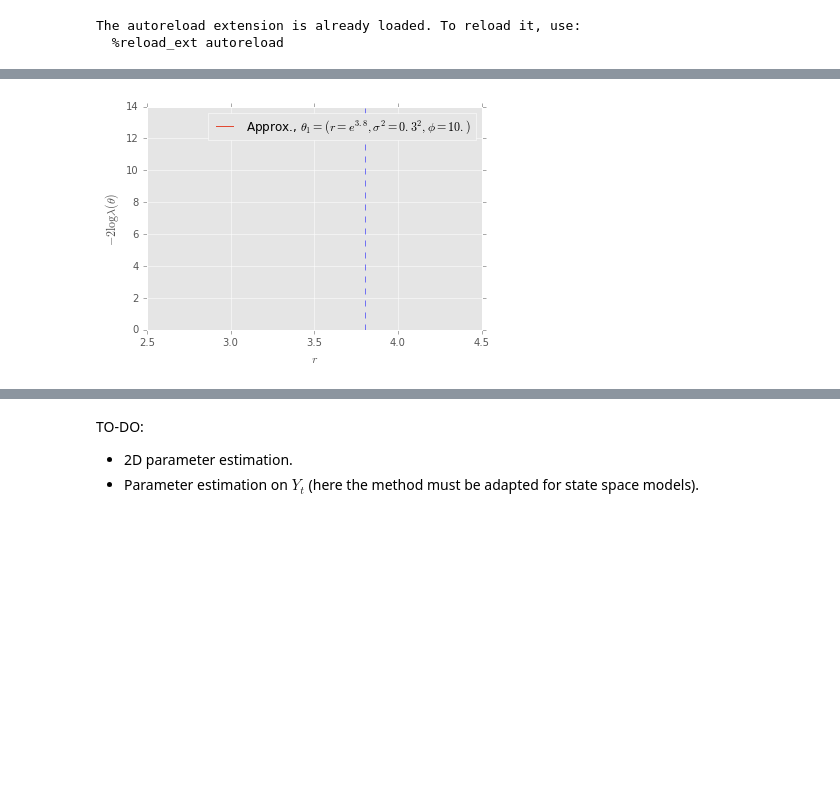
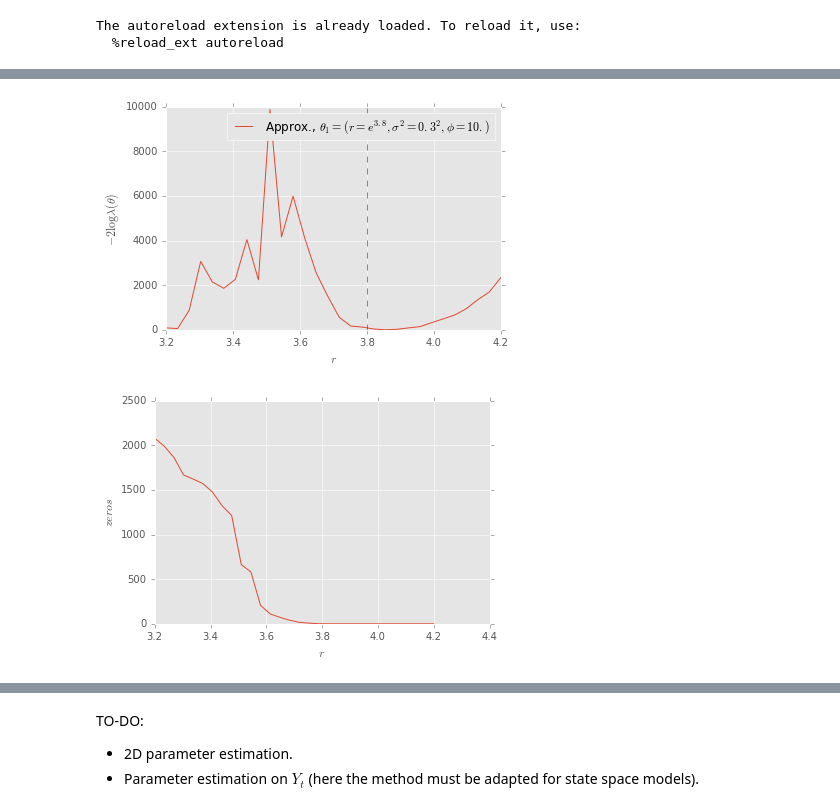
Before and after one commit to jgpavez/TimeSeriesEstimation, a Jupyter notebook: ricker.ipynb, the cells around one changed output, grey strips where cells are left out. Cells and saved outputs as stored; diff of their text form; code cells hidden in the pictures; blank space fills up the shorter version.

```diff
--- a/ricker.ipynb
+++ b/ricker.ipynb
@@ -355,12 +324,0 @@ solver.plot_convergence()
-# %%
-from scipy.optimize import minimize
-shared_r.set_value(r_value)
-# Minimize the surrogate GP approximate of the approximate LR
-def gp_objective(theta):
-    theta = theta.reshape(1, -1)
-    return solver.model.predict(theta)[0][0]
-
-r = minimize(gp_objective, x0=[np.exp(3.)])
-gp_MLE = r.x
-
-print("GP MLE =", gp_MLE)
@@ -391,0 +325,12 @@ gp_q2 = q2_gp
+# %%
+n_points = 30
+bounds = [(3.2,4.2)]
+
+As = np.linspace(bounds[0][0],bounds[0][1], n_points)
+
+approx_contours = np.zeros(len(As))
+zeroes = np.zeros(len(As))
+for i,a in enumerate(As):
+    approx_contours[i], zeroes[i] = objective([a],X_true=X_true)
+
+approx_contours = 2. * (approx_contours - approx_contours.min()) * len(X_true)
@@ -392,23 +352,23 @@ gp_q2 = q2_gp
 # %%
-#bounds = [(42.,46.)]
-
 fig = plt.figure()
 ax = fig.add_subplot(1,1,1)
 #print gp_ratios
 
-ax.plot(As, gp_ratios, label=r"Approx., $\theta_1=(r=e^{3.8},\sigma^2=0.3^2,\phi=10.)$")
-ax.fill_between(As,(gp_ratios - gp_std).ravel(),(gp_ratios + gp_std).ravel(),
-                     color='g',alpha=0.2)
+ax.plot(As, approx_contours, label=r"Approx., $\theta_1=(r=e^{3.8},\sigma^2=0.3^2,\phi=10.)$")
 ax.set_xlabel(r"$r$")
 ax.set_ylabel(r"$-2 \log \lambda(\theta)$")
 #plt.legend()
 
-
 ax.legend()
-ax.set_ylim(0, 14)
+#ax.set_ylim(-2., 14)
 ax.set_xlim(bounds[0][0],bounds[0][1])
-ax.axvline(x=3.8,ymin=0.,ymax=4.,linestyle='dashed',alpha=0.5)
+ax.axvline(x=r_value,linestyle='dashed',alpha=0.5)
 plt.savefig('likelihood_comp.pdf')
 plt.show()
+plt.plot(As, zeroes)
+plt.xlabel(r"$r$")
+plt.ylabel(r"$zeros$")
+plt.show()
 # %% [output]
-[figure, old version]
+[figure, new version]
+[figure, added]
```
Also changed, not shown: parts of 21 cells of this notebook, 1 other file.
